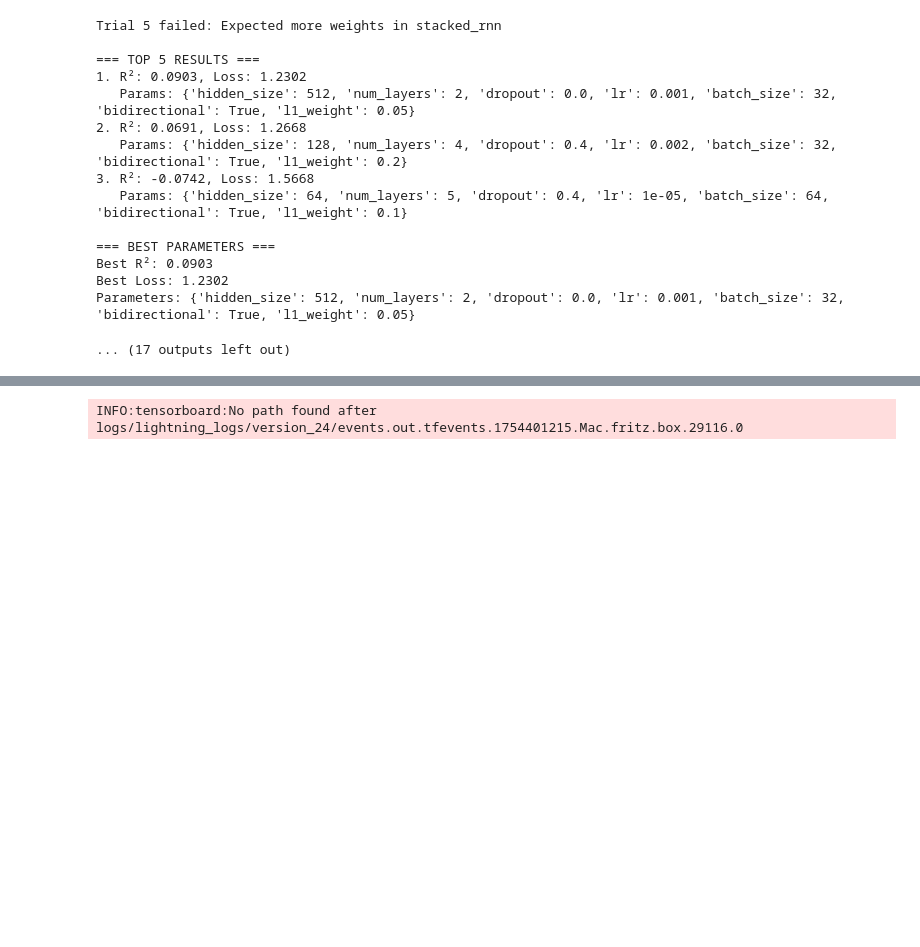
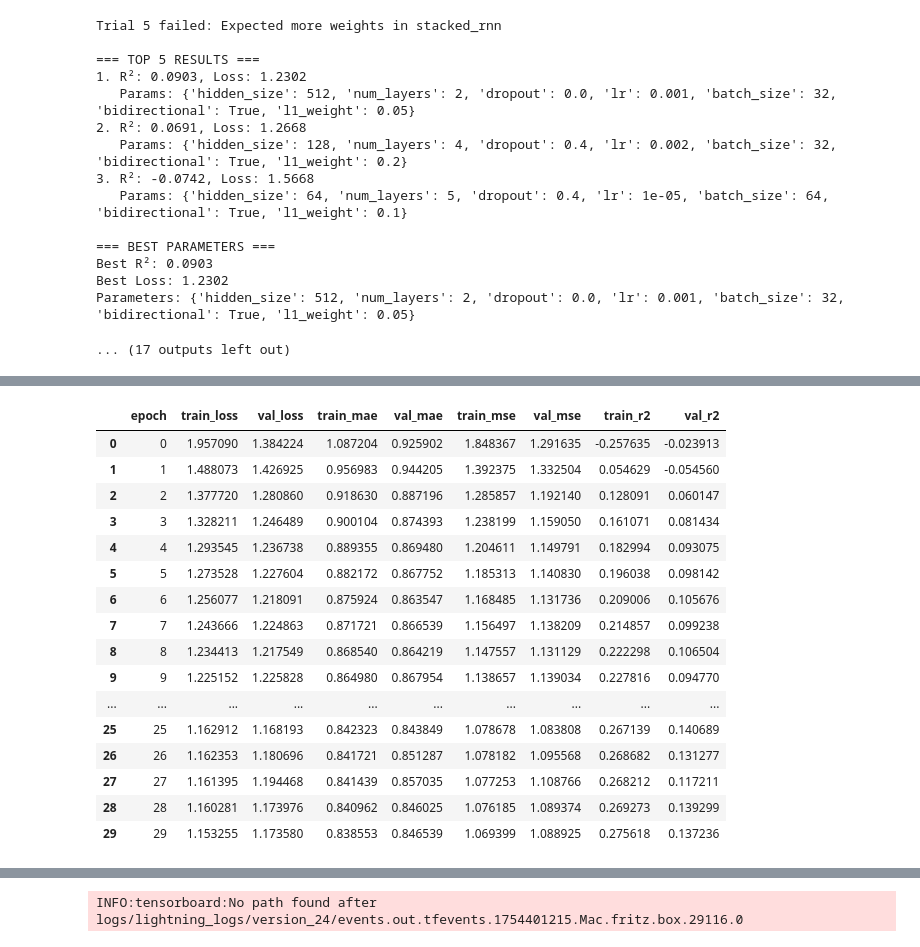
Before and after one commit to FlorianRunkel/masterthesis, a Jupyter notebook: backend/ml_pipe/models/gru/pipeline_gru.ipynb, the cells around one changed output, grey strips where cells are left out. Saved outputs shown, nothing was run; the diff lists cells and outputs as text; code cells hidden in the pictures; blank space fills up the shorter version.

```diff
--- a/backend/ml_pipe/models/gru/pipeline_gru.ipynb
+++ b/backend/ml_pipe/models/gru/pipeline_gru.ipynb
@@ -394,3 +394,59 @@ Best R²: 0.0903
 Best Loss: 1.2302
 Parameters: {'hidden_size': 512, 'num_layers': 2, 'dropout': 0.0, 'lr': 0.001, 'batch_size': 32, 'bidirectional': True, 'l1_weight': 0.05}
 ... (17 outputs left out)
+# %%
+def get_final_scores(csv_path):
+    import pandas as pd
+
+    # CSV laden
+    df = pd.read_csv(csv_path)
+
+    # Metriken pro Epoch zusammenfassen
+    epoch_summary = []
+    for epoch in df['epoch'].unique():
+        epoch_data = df[df['epoch'] == epoch]
+
+        # Trainings-Metriken
+        train_data = epoch_data[epoch_data['train_loss'].notna()]
+        # Validierungs-Metriken
+        val_data = epoch_data[epoch_data['val_loss'].notna()]
+
+        if not train_data.empty and not val_data.empty:
+            summary = {
+                'epoch': epoch,
+                'train_loss': train_data['train_loss'].iloc[0],
+                'val_loss': val_data['val_loss'].iloc[0],
+                'train_mae': train_data['train_mae'].iloc[0],
+                'val_mae': val_data['val_mae'].iloc[0],
+                'train_mse': train_data['train_mse'].iloc[0],
+                'val_mse': val_data['val_mse'].iloc[0],
+                'train_r2': train_data['train_r2'].iloc[0],
+                'val_r2': val_data['val_r2'].iloc[0]
+            }
+            epoch_summary.append(summary)
+
+    summary_df = pd.DataFrame(epoch_summary)
+
+    # Letzte Werte
+    final = summary_df.iloc[-1]
+    print(f"Finale Scores (Epoch {final['epoch']:.0f}):")
+    print(f"Train Loss: {final['train_loss']:.4f}")
+    print(f"Val Loss:   {final['val_loss']:.4f}")
+    print(f"Train MAE:  {final['train_mae']:.4f}")
+    print(f"Val MAE:    {final['val_mae']:.4f}")
+    print(f"Train MSE:  {final['train_mse']:.4f}")
+    print(f"Val MSE:    {final['val_mse']:.4f}")
+    print(f"Train R²:   {final['train_r2']:.4f}")
+    print(f"Val R²:     {final['val_r2']:.4f}")
+
+    # Beste Werte
+    best_val_loss = summary_df.loc[summary_df['val_loss'].idxmin()]
+    best_val_r2 = summary_df.loc[summary_df['val_r2'].idxmax()]
+
+    print(f"\nBeste Val Loss: {best_val_loss['val_loss']:.4f} (Epoch {best_val_loss['epoch']:.0f})")
+    print(f"Beste Val R²:   {best_val_r2['val_r2']:.4f} (Epoch {best_val_r2['epoch']:.0f})")
+
+    return summary_df
+
+get_final_scores("/Users/florianrunkel/Documents/02_Uni/04_Masterarbeit/masterthesis/backend/ml_pipe/models/gru/lightning_logs/gru_best_run/version_1/metrics.csv")
+# %% [output]
@@ -397,3 +465,20 @@ Parameters: {'hidden_size': 512, 'num_layers': 2, 'dropout': 0.0, 'lr': 0.001, '
+|  | epoch | train_loss | val_loss | train_mae | val_mae | train_mse | val_mse | train_r2 | val_r2 |
+| 0 | 0 | 1.957090 | 1.384224 | 1.087204 | 0.925902 | 1.848367 | 1.291635 | -0.257635 | -0.023913 |
+| 1 | 1 | 1.488073 | 1.426925 | 0.956983 | 0.944205 | 1.392375 | 1.332504 | 0.054629 | -0.054560 |
+| 2 | 2 | 1.377720 | 1.280860 | 0.918630 | 0.887196 | 1.285857 | 1.192140 | 0.128091 | 0.060147 |
+| 3 | 3 | 1.328211 | 1.246489 | 0.900104 | 0.874393 | 1.238199 | 1.159050 | 0.161071 | 0.081434 |
+| 4 | 4 | 1.293545 | 1.236738 | 0.889355 | 0.869480 | 1.204611 | 1.149791 | 0.182994 | 0.093075 |
+| 5 | 5 | 1.273528 | 1.227604 | 0.882172 | 0.867752 | 1.185313 | 1.140830 | 0.196038 | 0.098142 |
+| 6 | 6 | 1.256077 | 1.218091 | 0.875924 | 0.863547 | 1.168485 | 1.131736 | 0.209006 | 0.105676 |
+| 7 | 7 | 1.243666 | 1.224863 | 0.871721 | 0.866539 | 1.156497 | 1.138209 | 0.214857 | 0.099238 |
+| 8 | 8 | 1.234413 | 1.217549 | 0.868540 | 0.864219 | 1.147557 | 1.131129 | 0.222298 | 0.106504 |
+| 9 | 9 | 1.225152 | 1.225828 | 0.864980 | 0.867954 | 1.138657 | 1.139034 | 0.227816 | 0.094770 |
+| ... | ... | ... | ... | ... | ... | ... | ... | ... | ... |
+| 25 | 25 | 1.162912 | 1.168193 | 0.842323 | 0.843849 | 1.078678 | 1.083808 | 0.267139 | 0.140689 |
+| 26 | 26 | 1.162353 | 1.180696 | 0.841721 | 0.851287 | 1.078182 | 1.095568 | 0.268682 | 0.131277 |
+| 27 | 27 | 1.161395 | 1.194468 | 0.841439 | 0.857035 | 1.077253 | 1.108766 | 0.268212 | 0.117211 |
+| 28 | 28 | 1.160281 | 1.173976 | 0.840962 | 0.846025 | 1.076185 | 1.089374 | 0.269273 | 0.139299 |
+| 29 | 29 | 1.153255 | 1.173580 | 0.838553 | 0.846539 | 1.069399 | 1.088925 | 0.275618 | 0.137236 |
 # %%
 import pandas as pd
 import matplotlib.pyplot as plt
```
Also changed, not shown: parts of 3 cells of this notebook, 33 other files.
